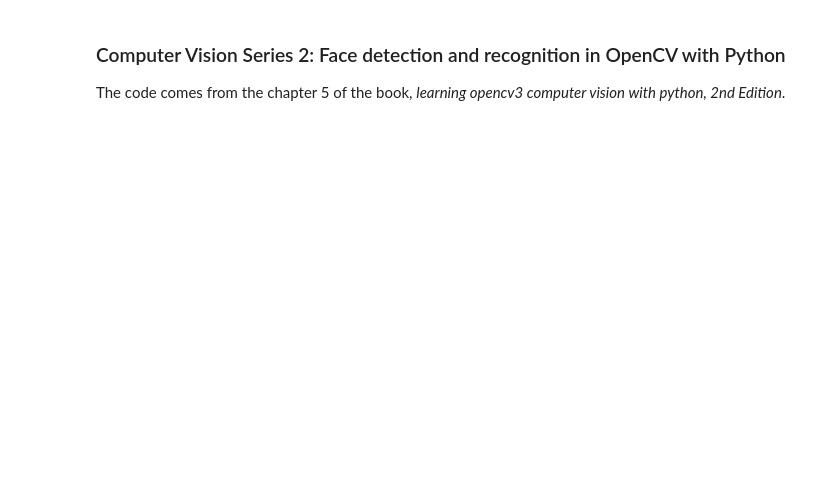
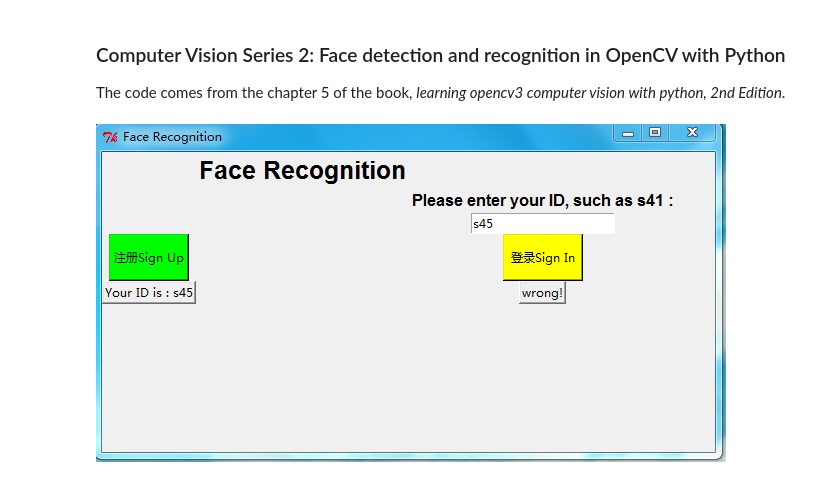
Before and after one commit to yishi/computer_vision_series, a Jupyter notebook: computer_vision_series_2.ipynb, the cells around one changed output. Cells and saved outputs as stored; diff of their text form; code cells hidden in the pictures; blank space fills up the shorter version.

```diff
--- a/computer_vision_series_2.ipynb
+++ b/computer_vision_series_2.ipynb
@@ -131,0 +162,4 @@ frame.mainloop()
+# %%
+Image("1.PNG")
+# %% [output]
+[figure, added]
```
Also changed, not shown: parts of 5 cells of this notebook.
